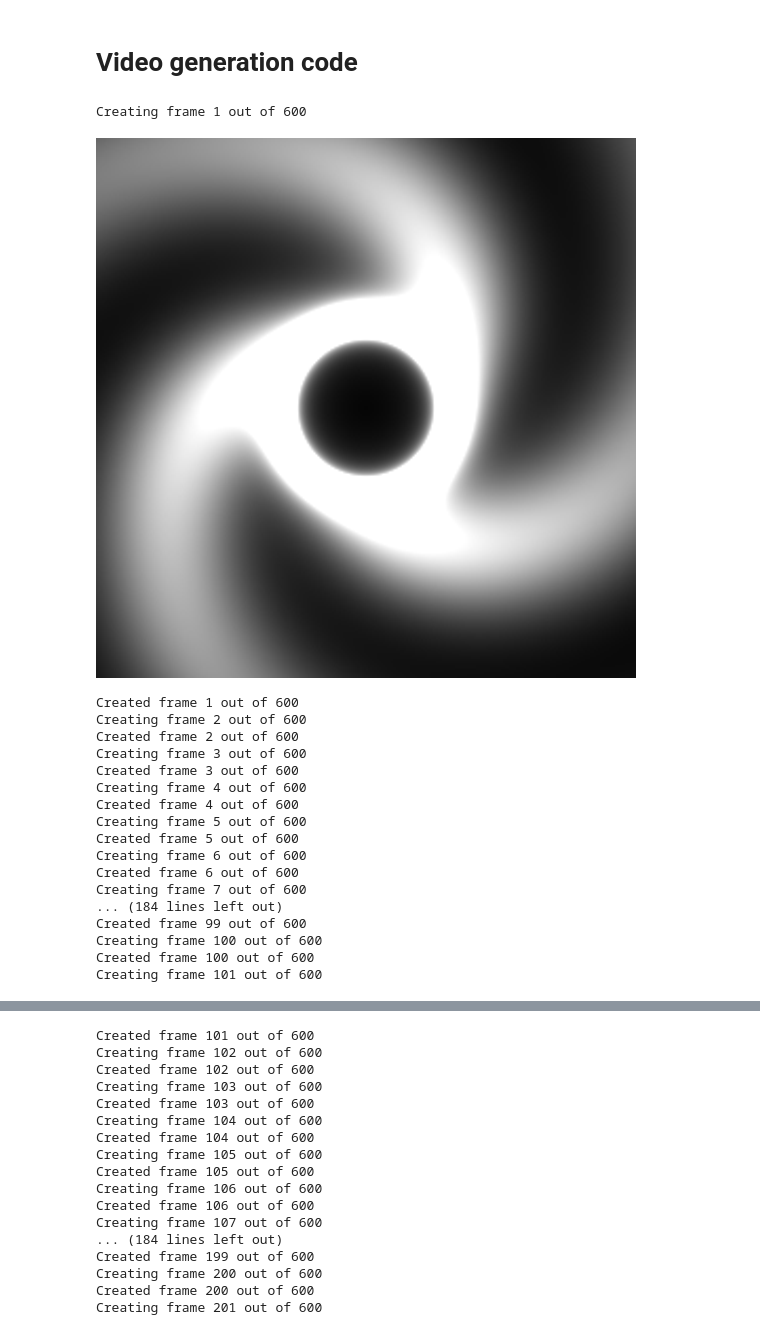
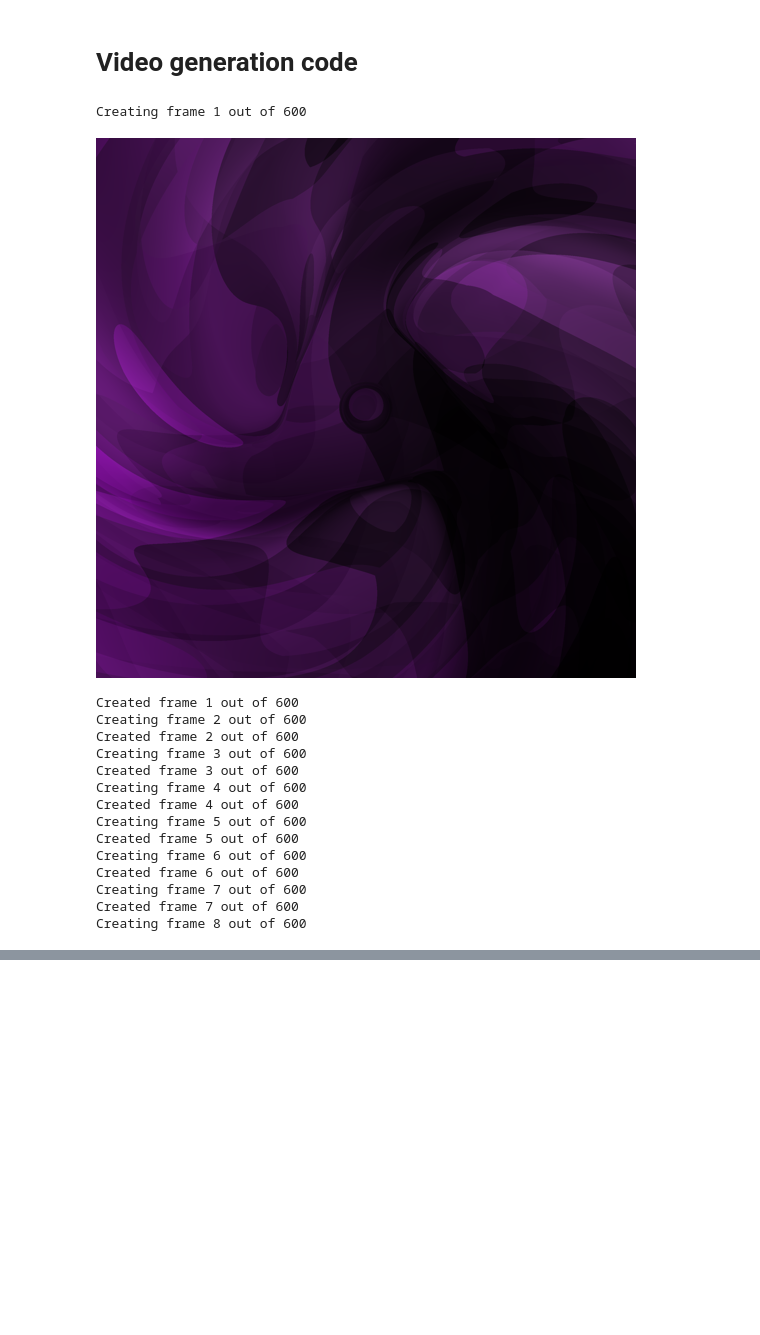
Before and after one commit to Nikita-Gz/ArGen2, a Jupyter notebook: ArGen2.ipynb, the cells around one changed output, grey strips where cells are left out. Saved outputs shown, nothing was run; the diff lists cells and outputs as text; code cells hidden in the pictures; blank space fills up the shorter version.

Commit message:
Added color generation effect

```diff
--- a/ArGen2.ipynb
+++ b/ArGen2.ipynb
@@ -151,0 +244,18 @@ matrix_to_image(
+# %%
+# This network structure creates my favourite pattern by far
+staircase_generator = keras.Sequential([
+    keras.layers.Dense(16,
+                        bias_initializer=keras.initializers.RandomNormal(0, 0.5)),
+    SplitActivation([tf.nn.relu, tf.math.sin]),
+    keras.layers.Dense(16,
+                        bias_initializer=keras.initializers.RandomNormal(0, 0.2)),
+                        #bias_initializer=keras.initializers.RandomNormal(0, 0.2)),
+    SplitActivation([tf.nn.relu, tf.math.ceil]),
+    keras.layers.Dense(16,
+                        kernel_initializer=keras.initializers.RandomNormal(0, 0.1),
+                        bias_initializer=keras.initializers.RandomNormal(0, 0.2)),
+    SplitActivation([tf.nn.relu, tf.math.sin]),
+
+    keras.layers.Dense(3,
+                        activation='tanh'),
+])
@@ -211,7 +380,7 @@ import ffmpeg
 def get_video_writer(resolution: tuple[int, int], fps: int, crf=15):
     writer = (
         ffmpeg
-            .input('pipe:', format='rawvideo', pix_fmt='rgb24', s='{}x{}'.format(resolution[0], resolution[1]), r=fps)
+            .input('pipe:', format='rawvideo', pix_fmt='rgb24', s=f'{resolution[0]}x{resolution[1]}', r=fps)
             .output('animation.mp4', pix_fmt='yuv420p', crf=crf, vcodec='h264')
             .overwrite_output()
             .run_async(pipe_stdin=True)
@@ -220,44 +389,46 @@ def get_video_writer(resolution: tuple[int, int], fps: int, crf=15):
 # %%
 frames_in_video = 600
 fps = 60
-video_generation_resolution = (2160, 2160)
-video_target_resolution = (video_generation_resolution[0] // 2, video_generation_resolution[1] // 2)
-video_preview_resolution = (video_generation_resolution[0] // 4, video_generation_resolution[1] // 4)
-coordinate_scale = 1
+video_target_resolution = (1080, 1080)
+video_generation_resolution = (video_target_resolution[0] * 2, video_target_resolution[1] * 2)
+video_preview_resolution = (video_target_resolution[0] // 2, video_target_resolution[1] // 2)
+coordinate_scale = 10
 show_preview_every_n_frames = 100
 
-rotation_phase = AnimationParameter([Keyframe(0, 0), Keyframe(1, np.pi*2)])
+coordinates_rotation_phase = AnimationParameter([Keyframe(0, 0), Keyframe(1, -np.pi*2)])
+asterisk_rotation_phase = AnimationParameter([Keyframe(0, 0), Keyframe(1, np.pi*2)])
+oscilator_progress = AnimationParameter([Keyframe(0, 0), Keyframe(1, np.pi*2)])
 
 video_writer = get_video_writer(video_target_resolution, fps=fps)
 for frame_i in range(frames_in_video):
     print(f'Creating frame {frame_i+1} out of {frames_in_video}')
     progress = frame_i / frames_in_video
 
-    generated_frame = matrix_to_image(
-        generate_asterisk_pattern(
-            rotate_around_center(
-                create_plane((256, 256), 1),
-                scale=-1.8,
-                phase=rotation_phase(progress)),
-            num_rays=3,
-            ray_width=0.4,
-            ray_falloff=1,
-            center_width=0.3),
-        min_val=0)
+    input_matrix = generate_input_matrix(
+        resolution=video_generation_resolution,
+        coordinates_scale=coordinate_scale,
+        asterisk_rotation=asterisk_rotation_phase(progress),
+        coordinates_rotation=coordinates_rotation_phase(progress),
+        oscilator_progress=oscilator_progress(progress),
+        oscilator_scale=coordinate_scale / 8
+    )
+
+    staircase = (staircase_generator(input_matrix).numpy()[0] + 1) / 2
+    generated_frame = matrix_to_image(postprocessing_effect(staircase), min_val=0, max_val=1)
 
     target_frame = generated_frame.resize(video_target_resolution, resample=Image.BICUBIC)
 
     if frame_i % show_preview_every_n_frames == 0:
         preview_frame = generated_frame.resize(video_preview_resolution, resample=Image.BICUBIC)
         display(preview_frame)
 
     video_writer.stdin.write(np.asarray(target_frame).astype('uint8').tobytes())
     print(f'Created frame {frame_i+1} out of {frames_in_video}')
 video_writer.stdin.close()
 video_writer.wait()
 # %% [output]
 Creating frame 1 out of 600
-[figure, old version]
+[figure, new version]
 Created frame 1 out of 600
 Creating frame 2 out of 600
 Created frame 2 out of 600
@@ -270,8 +441,5 @@ Created frame 5 out of 600
 Creating frame 6 out of 600
 Created frame 6 out of 600
 Creating frame 7 out of 600
-... (184 lines left out)
-Created frame 99 out of 600
-Creating frame 100 out of 600
-Created frame 100 out of 600
-Creating frame 101 out of 600
+Created frame 7 out of 600
+Creating frame 8 out of 600
@@ -279,17 +445,0 @@ Creating frame 101 out of 600
-Created frame 101 out of 600
-Creating frame 102 out of 600
-Created frame 102 out of 600
-Creating frame 103 out of 600
-Created frame 103 out of 600
-Creating frame 104 out of 600
-Created frame 104 out of 600
-Creating frame 105 out of 600
-Created frame 105 out of 600
-Creating frame 106 out of 600
-Created frame 106 out of 600
-Creating frame 107 out of 600
-... (184 lines left out)
-Created frame 199 out of 600
-Creating frame 200 out of 600
-Created frame 200 out of 600
-Creating frame 201 out of 600
```
Also changed, not shown: parts of 9 cells of this notebook.
